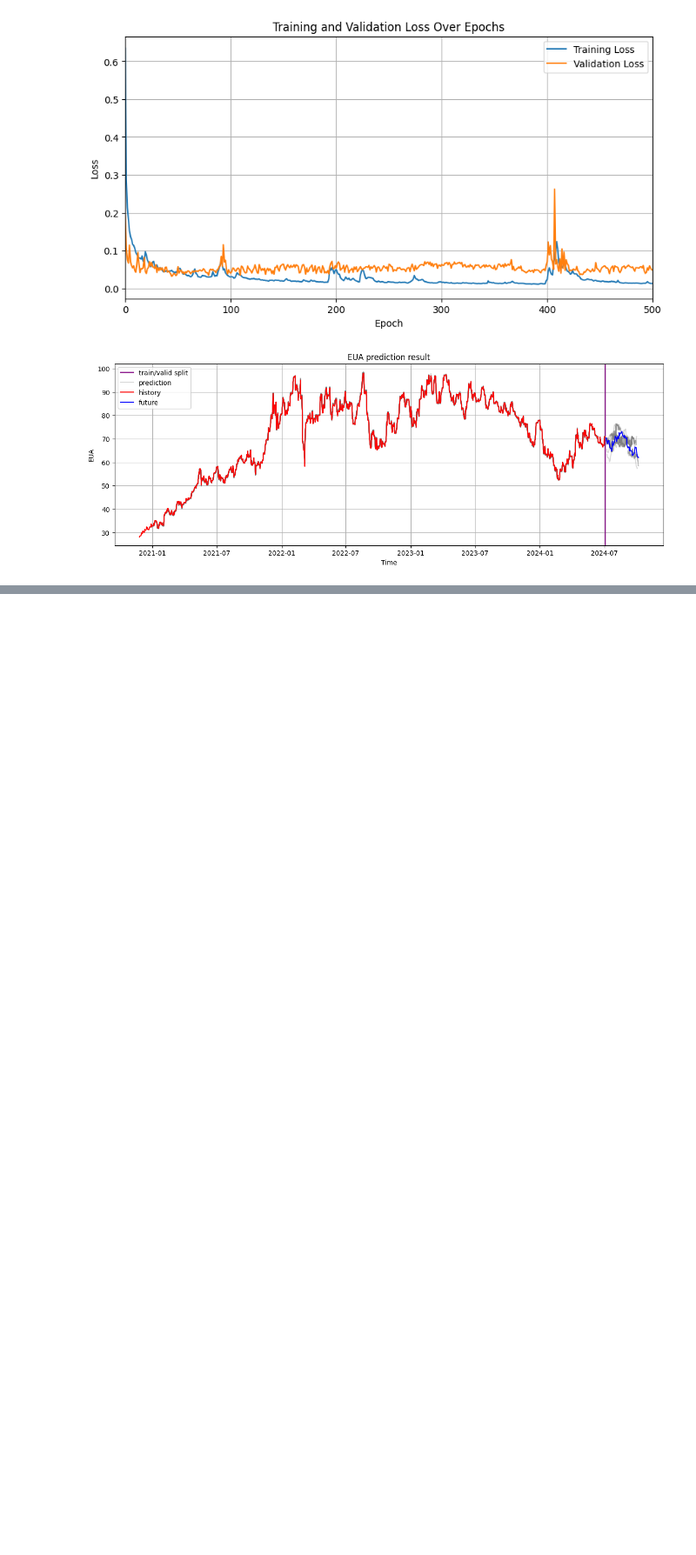
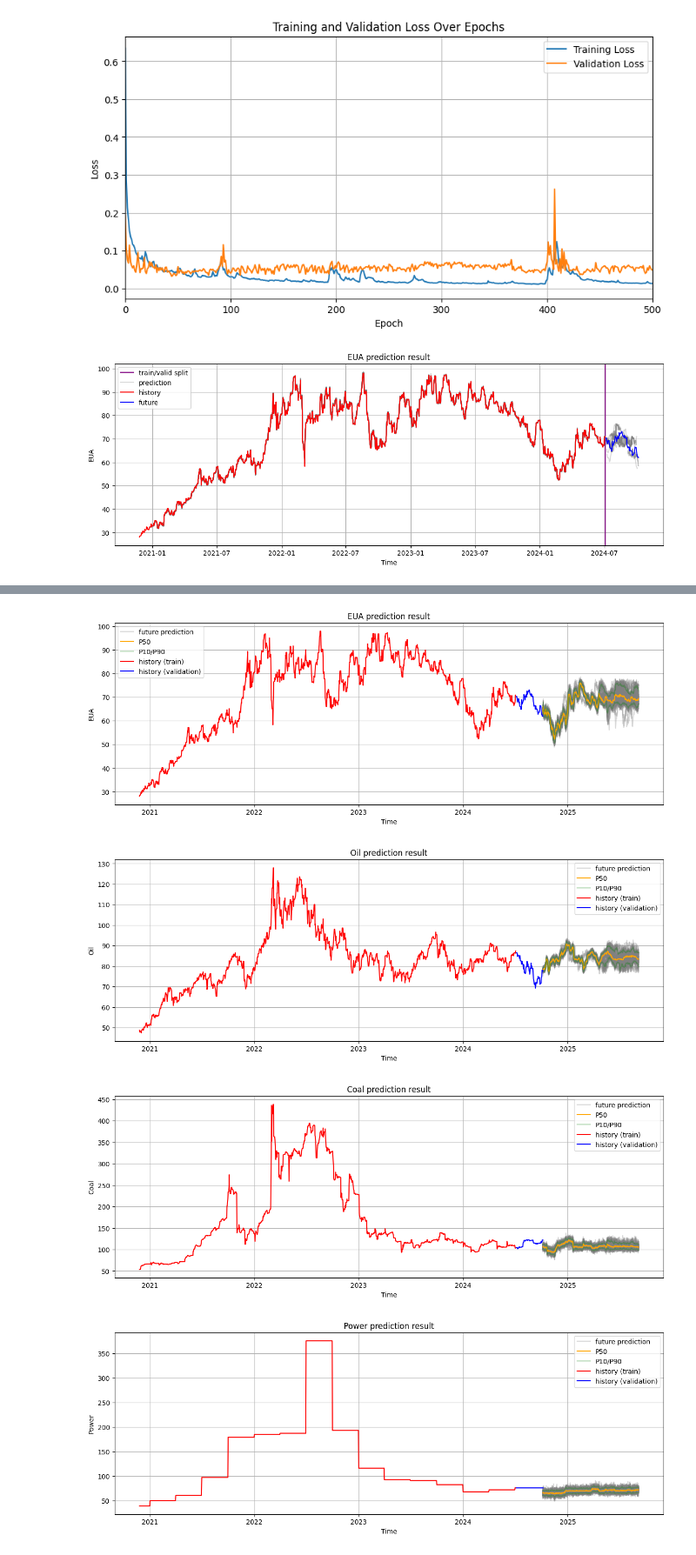
Before and after one commit to geomodeller/eua_prediction, a Jupyter notebook: MULTIRECURSIVE_HJ.ipynb, the cells around one changed output, grey strips where cells are left out. Shown at 87% size. Saved outputs shown, nothing was run; the diff lists cells and outputs as text; code cells hidden in the pictures; blank space fills up the shorter version.

```diff
--- a/MULTIRECURSIVE_HJ.ipynb
+++ b/MULTIRECURSIVE_HJ.ipynb
@@ -204,0 +170,17 @@ plt.show()
+# %%
+for i, name in enumerate(['EUA','Oil', 'Coal','Power', 'GDP', 'S&P_clean',]):
+    visual_recursive_future_prediction(future_time, future_price_ensemble,
+                                       train_test_split_date,
+                                       df_all,
+                                          figsize = (15,5),
+                                          index_of_data= i, # 0 is EUA price
+                                          name_of_data = name,
+                                        decoration = {'xlabel': 'Time',
+                                                        'ylabel':name,
+                                                        'title':f'{name} prediction result',
+                                                        'grid':'on'})
+# %% [output]
+[figure, added]
+[figure, added]
+[figure, added]
+[figure, added]
```
Also changed, not shown: parts of 14 cells of this notebook, 3 other files.
